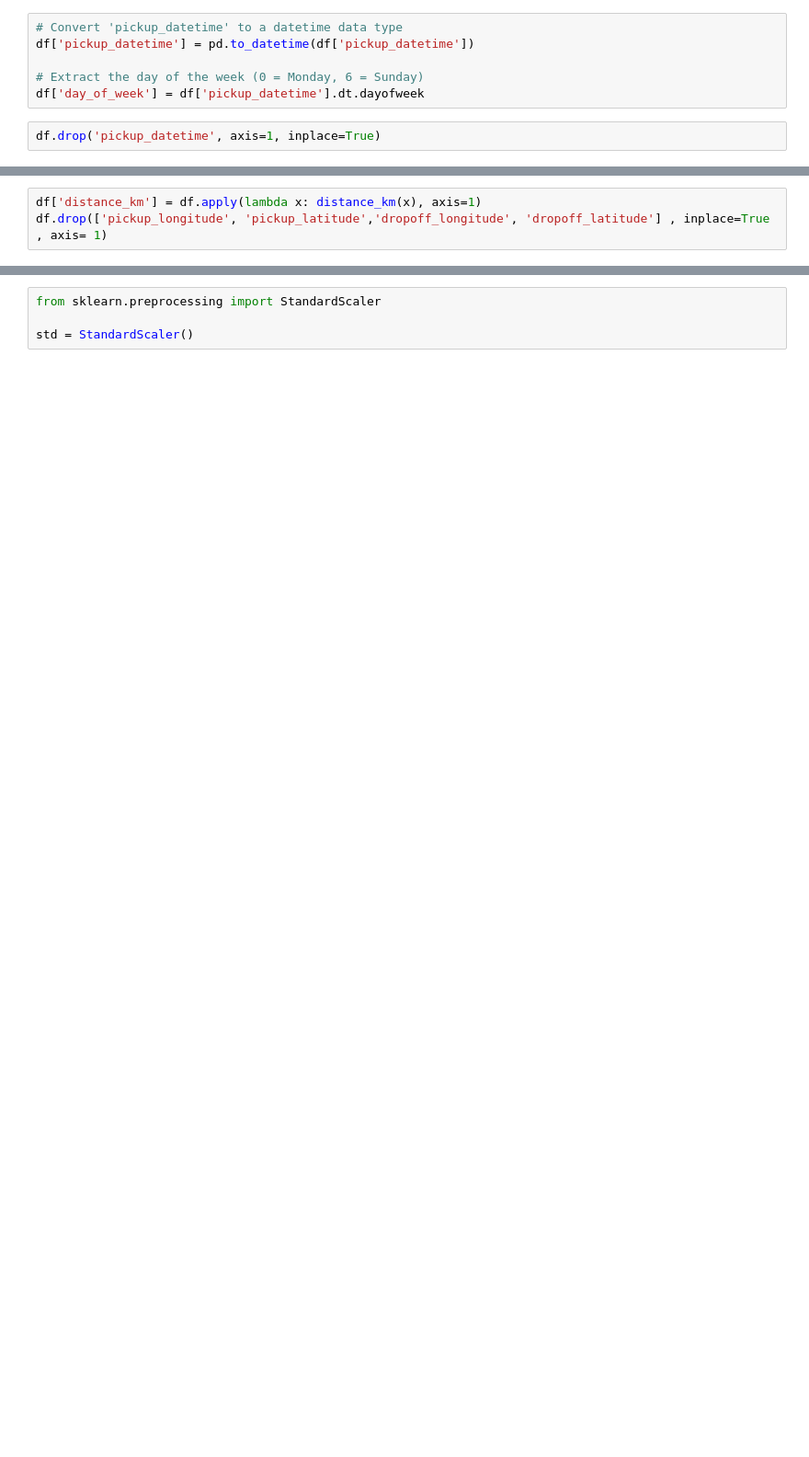
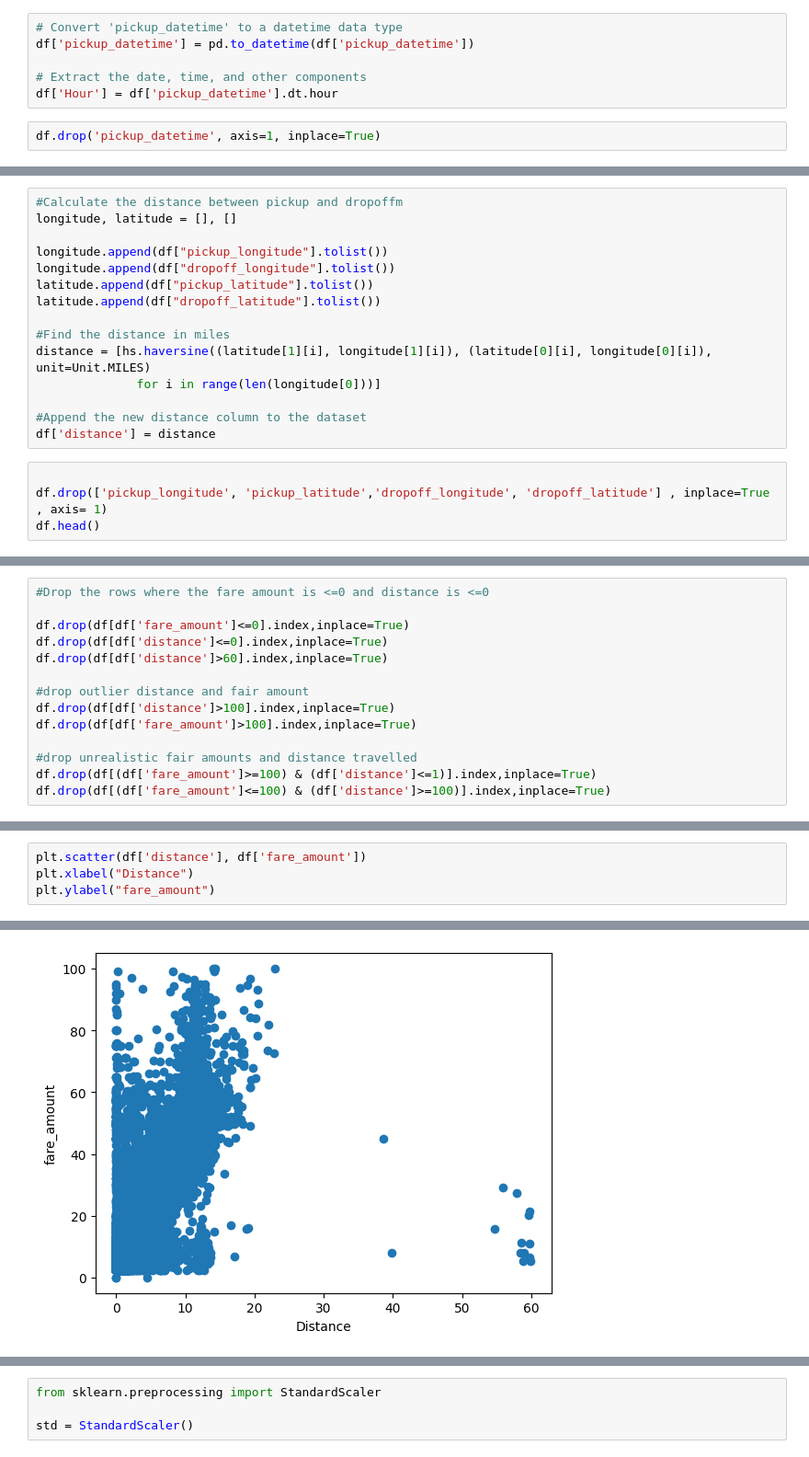
Before and after one commit to JonathanCharles123/IntelSystems, a Jupyter notebook: Uber.ipynb, the cells around one changed output, grey strips where cells are left out. Shown at 92% size. Cells and saved outputs as stored; diff of their text form; blank space fills up the shorter version.

```diff
--- a/Uber.ipynb
+++ b/Uber.ipynb
@@ -66,7 +82,7 @@ Index(['fare_amount', 'pickup_datetime', 'pickup_longitude', 'pickup_latitude',
 # Convert 'pickup_datetime' to a datetime data type
 df['pickup_datetime'] = pd.to_datetime(df['pickup_datetime'])
 
-# Extract the day of the week (0 = Monday, 6 = Sunday)
-df['day_of_week'] = df['pickup_datetime'].dt.dayofweek
+# Extract the date, time, and other components
+df['Hour'] = df['pickup_datetime'].dt.hour
 # %%
 df.drop('pickup_datetime', axis=1, inplace=True)
@@ -89,3 +102,19 @@ def distance_km(x):
+# %%
+#Calculate the distance between pickup and dropoffm
+longitude, latitude = [], []
+
+longitude.append(df["pickup_longitude"].tolist())
+longitude.append(df["dropoff_longitude"].tolist())
+latitude.append(df["pickup_latitude"].tolist())
+latitude.append(df["dropoff_latitude"].tolist())
+
+#Find the distance in miles
+distance = [hs.haversine((latitude[1][i], longitude[1][i]), (latitude[0][i], longitude[0][i]), unit=Unit.MILES)
+              for i in range(len(longitude[0]))]
+
+#Append the new distance column to the dataset
+df['distance'] = distance
 # %%
-df['distance_km'] = df.apply(lambda x: distance_km(x), axis=1)
+
 df.drop(['pickup_longitude', 'pickup_latitude','dropoff_longitude', 'dropoff_latitude'] , inplace=True , axis= 1)
+df.head()
@@ -100,0 +130,14 @@ df.head()
+# %%
+#Drop the rows where the fare amount is <=0 and distance is <=0
+
+df.drop(df[df['fare_amount']<=0].index,inplace=True)
+df.drop(df[df['distance']<=0].index,inplace=True)
+df.drop(df[df['distance']>60].index,inplace=True)
+
+#drop outlier distance and fair amount
+df.drop(df[df['distance']>100].index,inplace=True)
+df.drop(df[df['fare_amount']>100].index,inplace=True)
+
+#drop unrealistic fair amounts and distance travelled
+df.drop(df[(df['fare_amount']>=100) & (df['distance']<=1)].index,inplace=True)
+df.drop(df[(df['fare_amount']<=100) & (df['distance']>=100)].index,inplace=True)
@@ -100,0 +146,5 @@ df.head()
+# %%
+plt.scatter(df['distance'], df['fare_amount'])
+plt.xlabel("Distance")
+plt.ylabel("fare_amount")
+# %% [output]
@@ -101 +152,2 @@ df.head()
+[figure, added]
 # %%
```
Also changed, not shown: parts of 28 cells of this notebook.
